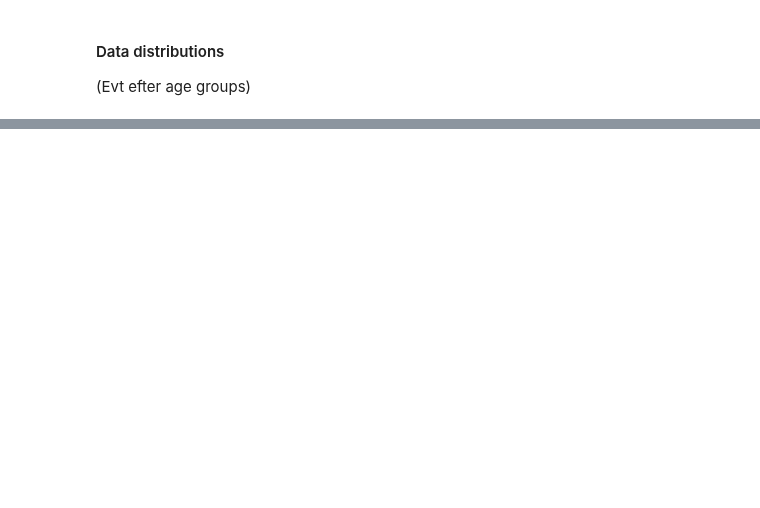
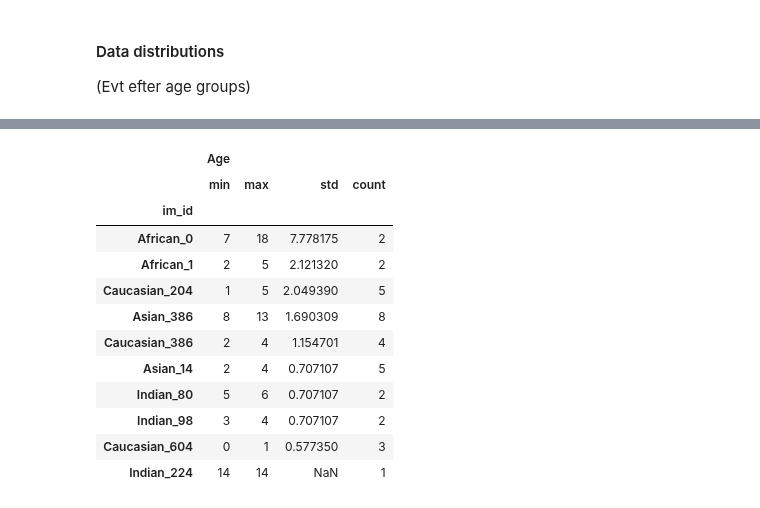
Before and after one commit to Kat-Gabi/Master_Thesis, a Jupyter notebook: notebooks/data_loading_ylfw.ipynb, the cells around one changed output, grey strips where cells are left out. Cells and saved outputs as stored; diff of their text form; code cells hidden in the pictures; blank space fills up the shorter version.

```diff
--- a/notebooks/data_loading_ylfw.ipynb
+++ b/notebooks/data_loading_ylfw.ipynb
@@ -144,0 +172,3 @@ plt.show()
+# %%
+final_df["im_id"] = final_df["img_name"].apply(lambda x: "_".join(x.split("_")[:2]))
+final_df.to_csv('../data/raw/YLFW_bench/raw_ylfw_df.csv', index=False)
@@ -144,0 +179,4 @@ plt.show()
+# %%
+# Per image_name
+final_df["im_id"] = final_df["img_name"].apply(lambda x: "_".join(x.split("_")[:2]))
+age_df.head()
@@ -144,0 +190,18 @@ plt.show()
+# %%
+# Groupby and get both std and counts
+
+final_df.groupby("im_id").agg({'Age': ['min', 'max','std', 'count']}).sort_values(by=('Age', 'std'), ascending=False).head(10)
+# %% [output]
+|  | Age |  |  |  |
+|  | min | max | std | count |
+| im_id |  |  |  |  |
+| African_0 | 7 | 18 | 7.778175 | 2 |
+| African_1 | 2 | 5 | 2.121320 | 2 |
+| Caucasian_204 | 1 | 5 | 2.049390 | 5 |
+| Asian_386 | 8 | 13 | 1.690309 | 8 |
+| Caucasian_386 | 2 | 4 | 1.154701 | 4 |
+| Asian_14 | 2 | 4 | 0.707107 | 5 |
+| Indian_80 | 5 | 6 | 0.707107 | 2 |
+| Indian_98 | 3 | 4 | 0.707107 | 2 |
+| Caucasian_604 | 0 | 1 | 0.577350 | 3 |
+| Indian_224 | 14 | 14 | NaN | 1 |
```
Also changed, not shown: parts of 15 cells of this notebook, 4 other files.
